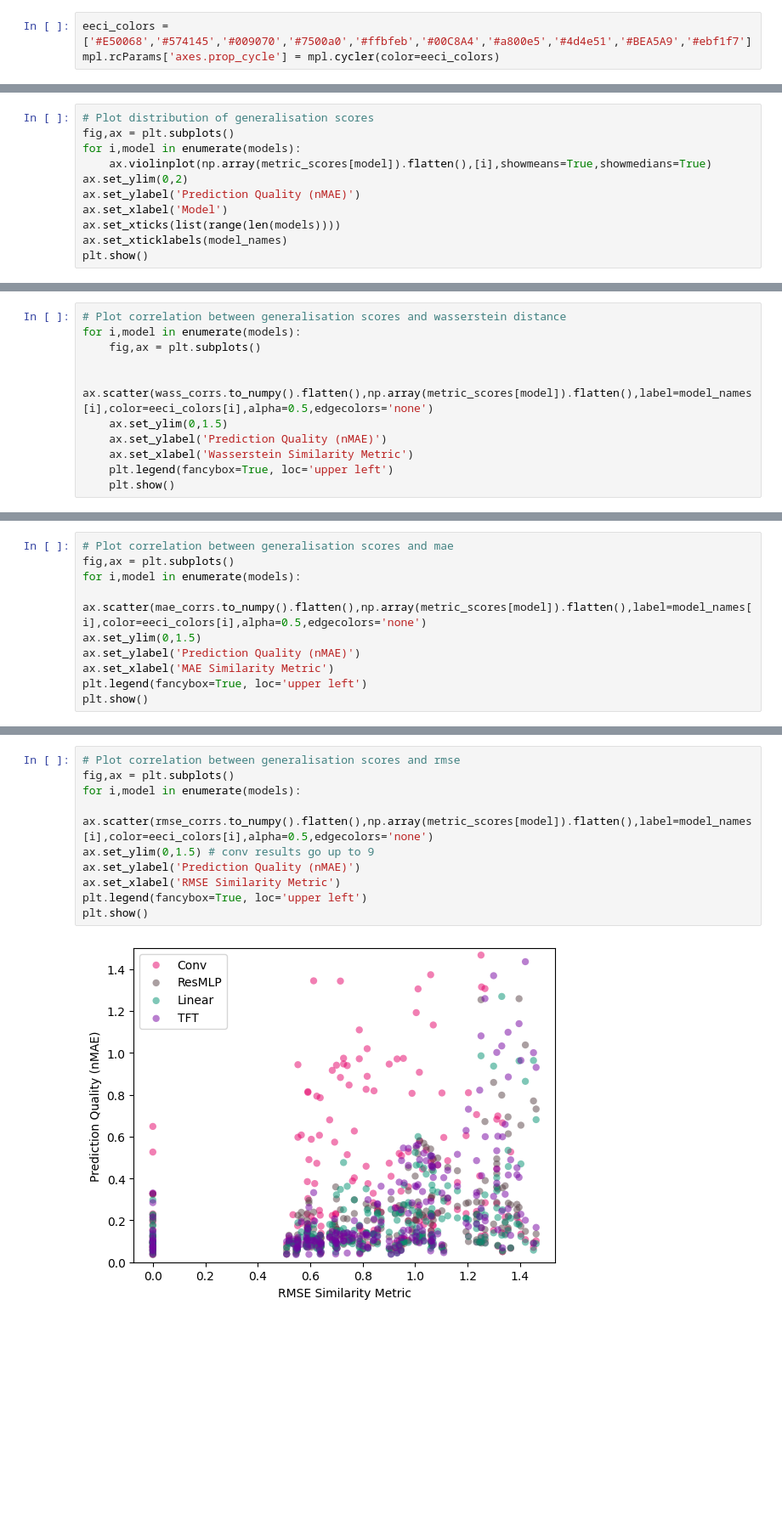
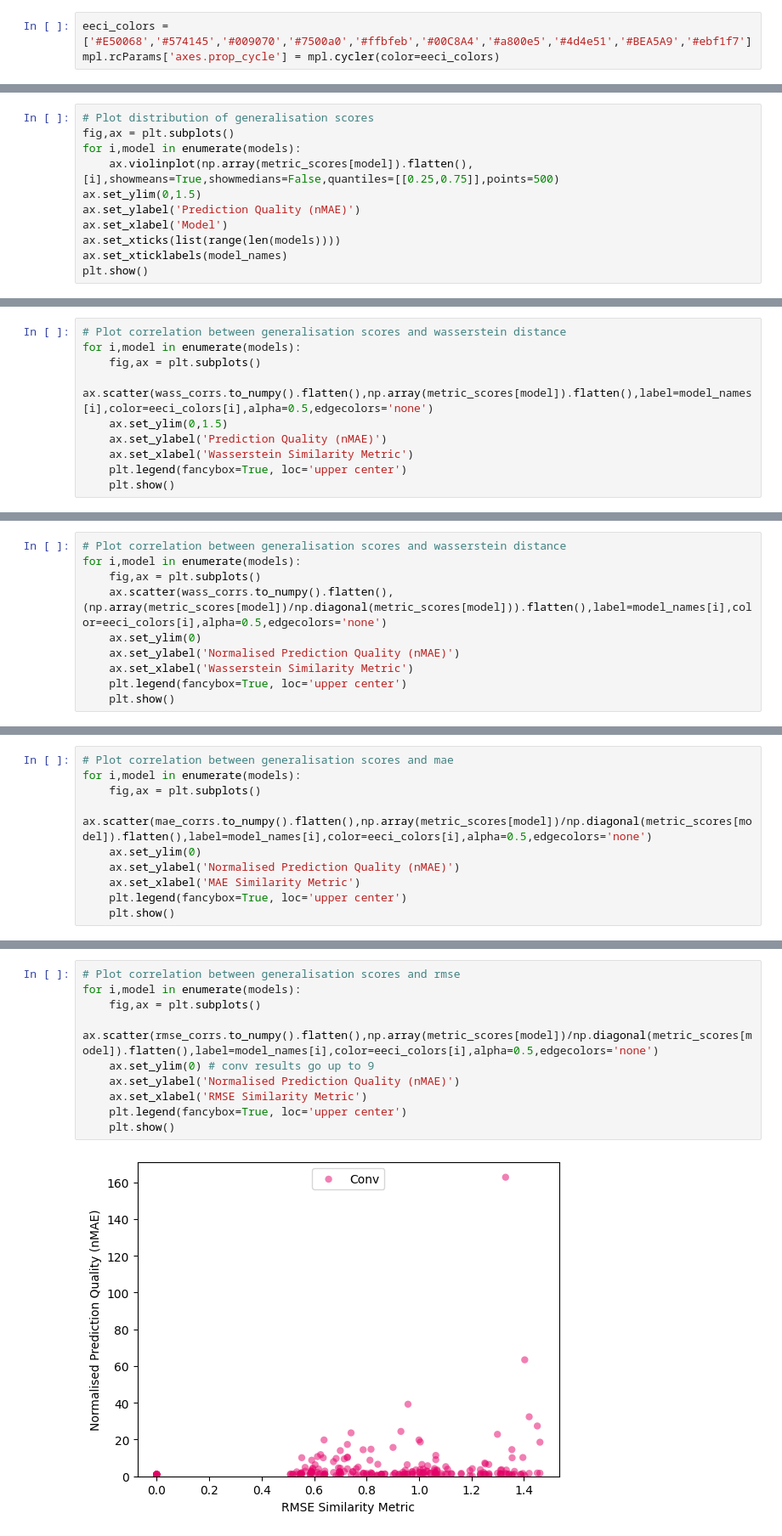
Before and after one commit to EECi/Annex_37, a Jupyter notebook: plots/plot_generalisation_results.ipynb, the cells around one changed output, grey strips where cells are left out. Shown: that part at 85% size. Drawn from its saved outputs; the diff is of its cells as text; blank space fills up the shorter version.

Commit message:
Final Annex report plots

```diff
--- a/plots/plot_generalisation_results.ipynb
+++ b/plots/plot_generalisation_results.ipynb
@@ -29,8 +29,8 @@ for model in models:
 # Plot distribution of generalisation scores
 fig,ax = plt.subplots()
 for i,model in enumerate(models):
-    ax.violinplot(np.array(metric_scores[model]).flatten(),[i],showmeans=True,showmedians=True)
-ax.set_ylim(0,2)
+    ax.violinplot(np.array(metric_scores[model]).flatten(),[i],showmeans=True,showmedians=False,quantiles=[[0.25,0.75]],points=500)
+ax.set_ylim(0,1.5)
 ax.set_ylabel('Prediction Quality (nMAE)')
 ax.set_xlabel('Model')
 ax.set_xticks(list(range(len(models))))
@@ -42,11 +42,10 @@ plt.show()
 # Plot correlation between generalisation scores and wasserstein distance
 for i,model in enumerate(models):
     fig,ax = plt.subplots()
-
     ax.scatter(wass_corrs.to_numpy().flatten(),np.array(metric_scores[model]).flatten(),label=model_names[i],color=eeci_colors[i],alpha=0.5,edgecolors='none')
     ax.set_ylim(0,1.5)
     ax.set_ylabel('Prediction Quality (nMAE)')
     ax.set_xlabel('Wasserstein Similarity Metric')
-    plt.legend(fancybox=True, loc='upper left')
+    plt.legend(fancybox=True, loc='upper center')
     plt.show()
 # %% [output]
@@ -56,0 +56,10 @@ for i,model in enumerate(models):
+# %%
+# Plot correlation between generalisation scores and wasserstein distance
+for i,model in enumerate(models):
+    fig,ax = plt.subplots()
+    ax.scatter(wass_corrs.to_numpy().flatten(),(np.array(metric_scores[model])/np.diagonal(metric_scores[model])).flatten(),label=model_names[i],color=eeci_colors[i],alpha=0.5,edgecolors='none')
+    ax.set_ylim(0)
+    ax.set_ylabel('Normalised Prediction Quality (nMAE)')
+    ax.set_xlabel('Wasserstein Similarity Metric')
+    plt.legend(fancybox=True, loc='upper center')
+    plt.show()
@@ -57,11 +71,11 @@ for i,model in enumerate(models):
 # %%
 # Plot correlation between generalisation scores and mae
-fig,ax = plt.subplots()
 for i,model in enumerate(models):
-    ax.scatter(mae_corrs.to_numpy().flatten(),np.array(metric_scores[model]).flatten(),label=model_names[i],color=eeci_colors[i],alpha=0.5,edgecolors='none')
-ax.set_ylim(0,1.5)
-ax.set_ylabel('Prediction Quality (nMAE)')
-ax.set_xlabel('MAE Similarity Metric')
-plt.legend(fancybox=True, loc='upper left')
-plt.show()
+    fig,ax = plt.subplots()
+    ax.scatter(mae_corrs.to_numpy().flatten(),np.array(metric_scores[model])/np.diagonal(metric_scores[model]).flatten(),label=model_names[i],color=eeci_colors[i],alpha=0.5,edgecolors='none')
+    ax.set_ylim(0)
+    ax.set_ylabel('Normalised Prediction Quality (nMAE)')
+    ax.set_xlabel('MAE Similarity Metric')
+    plt.legend(fancybox=True, loc='upper center')
+    plt.show()
 # %% [output]
@@ -69,12 +86,12 @@ plt.show()
 # %%
 # Plot correlation between generalisation scores and rmse
-fig,ax = plt.subplots()
 for i,model in enumerate(models):
-    ax.scatter(rmse_corrs.to_numpy().flatten(),np.array(metric_scores[model]).flatten(),label=model_names[i],color=eeci_colors[i],alpha=0.5,edgecolors='none')
-ax.set_ylim(0,1.5) # conv results go up to 9
-ax.set_ylabel('Prediction Quality (nMAE)')
-ax.set_xlabel('RMSE Similarity Metric')
-plt.legend(fancybox=True, loc='upper left')
-plt.show()
+    fig,ax = plt.subplots()
+    ax.scatter(rmse_corrs.to_numpy().flatten(),np.array(metric_scores[model])/np.diagonal(metric_scores[model]).flatten(),label=model_names[i],color=eeci_colors[i],alpha=0.5,edgecolors='none')
+    ax.set_ylim(0) # conv results go up to 9
+    ax.set_ylabel('Normalised Prediction Quality (nMAE)')
+    ax.set_xlabel('RMSE Similarity Metric')
+    plt.legend(fancybox=True, loc='upper center')
+    plt.show()
 # %% [output]
-[figure, old version]
+[figure, new version]
```
Also changed, not shown: parts of 6 cells of this notebook, 2 other files.
